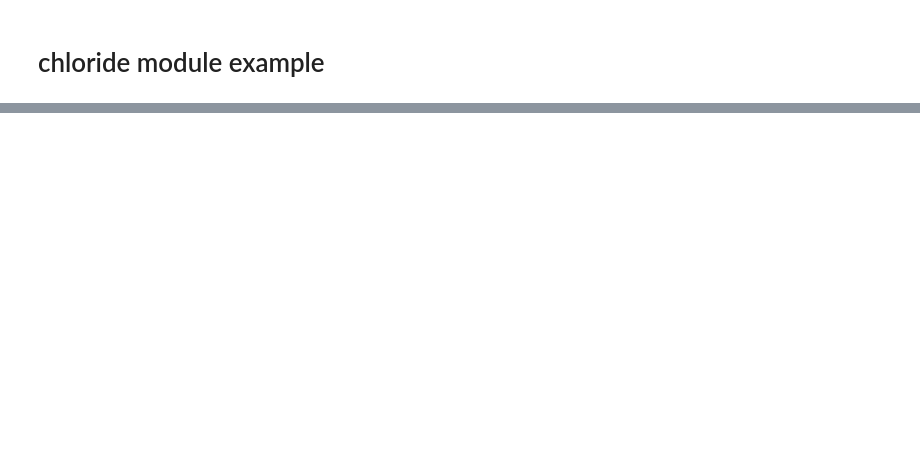
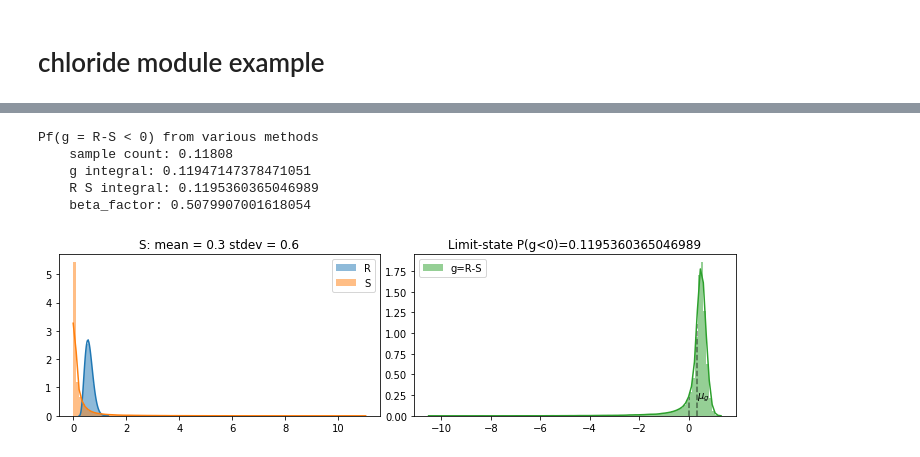
Before and after one commit to ganglix/rational-rc, a Jupyter notebook: modules/chloride_example.ipynb, the cells around one changed output, grey strips where cells are left out. Saved outputs shown, nothing was run; the diff lists cells and outputs as text; code cells hidden in the pictures; blank space fills up the shorter version.

```diff
--- a/modules/chloride_example.ipynb
+++ b/modules/chloride_example.ipynb
@@ -141,0 +83,12 @@ plt.tight_layout()
+# %%
+# run the calibrated model for 40 mm and 10 year
+model_cl_cal.run(x = 40, t = 10)
+model_cl_cal.postproc(plot=True)
+# plt.savefig('chloride_at_rebar_40year.pdf',dpi=1200)
+# %% [output]
+Pf(g = R-S < 0) from various methods
+    sample count: 0.11808
+    g integral: 0.11947147378471051
+    R S integral: 0.1195360365046989
+    beta_factor: 0.5079907001618054
+[figure, added]
```
Also changed, not shown: parts of 13 cells of this notebook, 30 other files.
